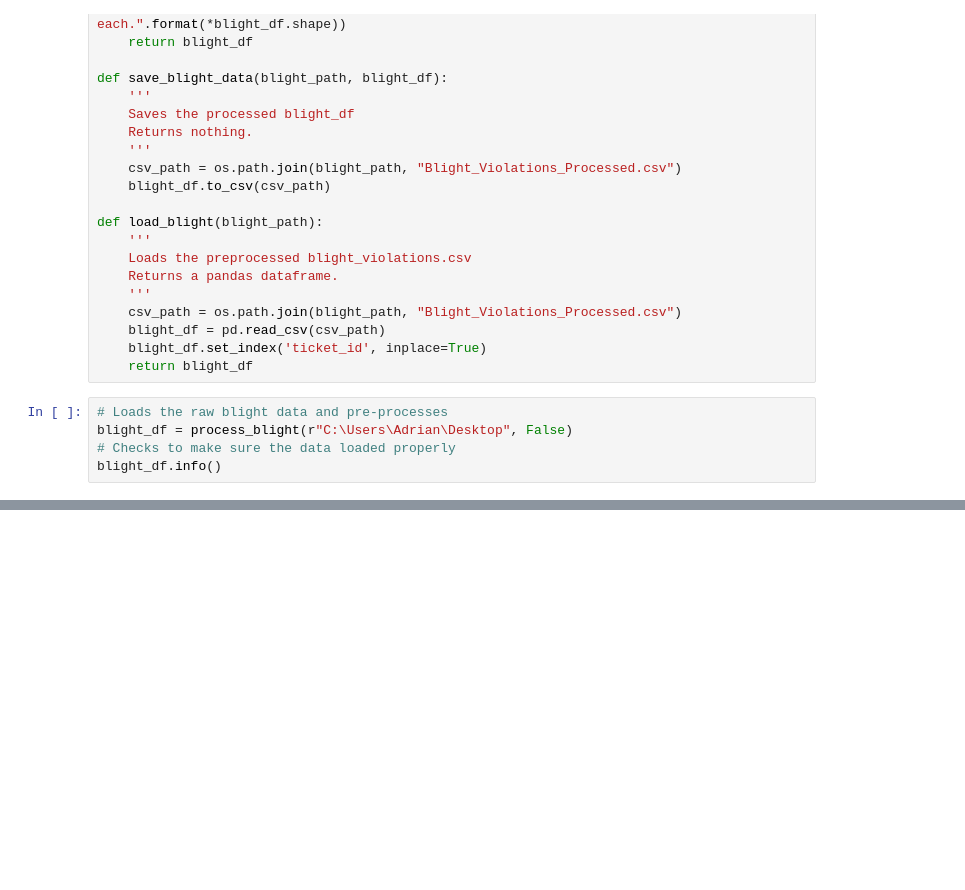
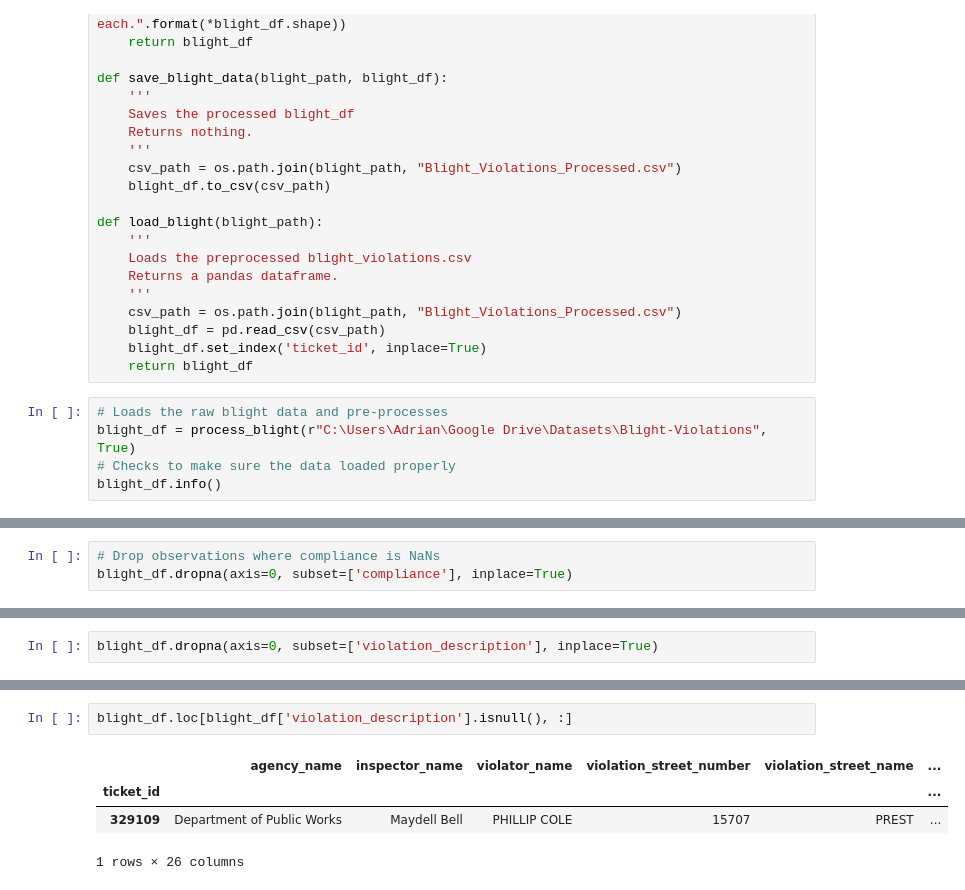
Before and after one commit to jesadrperez/Competitions, a Jupyter notebook: Blight-Violations-DRAFT.ipynb, the cells around one changed output, grey strips where cells are left out. Cells and saved outputs as stored; diff of their text form; blank space fills up the shorter version.

```diff
--- a/Blight-Violations-DRAFT.ipynb
+++ b/Blight-Violations-DRAFT.ipynb
@@ -241,7 +241,7 @@ def load_blight(blight_path):
     return blight_df
 # %%
 # Loads the raw blight data and pre-processes
-blight_df = process_blight(r"C:\Users\Adrian\Desktop", False)
+blight_df = process_blight(r"C:\Users\Adrian\Google Drive\Datasets\Blight-Violations", True)
 # Checks to make sure the data loaded properly
 blight_df.info()
 # %% [output]
@@ -270,0 +269,3 @@ memory usage: 87.0+ MB
+# %%
+# Drop observations where compliance is NaNs
+blight_df.dropna(axis=0, subset=['compliance'], inplace=True)
@@ -270,0 +293,2 @@ memory usage: 87.0+ MB
+# %%
+blight_df.dropna(axis=0, subset=['violation_description'], inplace=True)
@@ -270,0 +342,7 @@ memory usage: 87.0+ MB
+# %%
+blight_df.loc[blight_df['violation_description'].isnull(), :]
+# %% [output]
+|  | agency_name | inspector_name | violator_name | violation_street_number | violation_street_name | ... |
+| ticket_id |  |  |  |  |  | ... |
+| 329109 | Department of Public Works | Maydell Bell | PHILLIP COLE | 15707 | PREST | ... |
+1 rows × 26 columns
```
Also changed, not shown: parts of 11 cells of this notebook.
